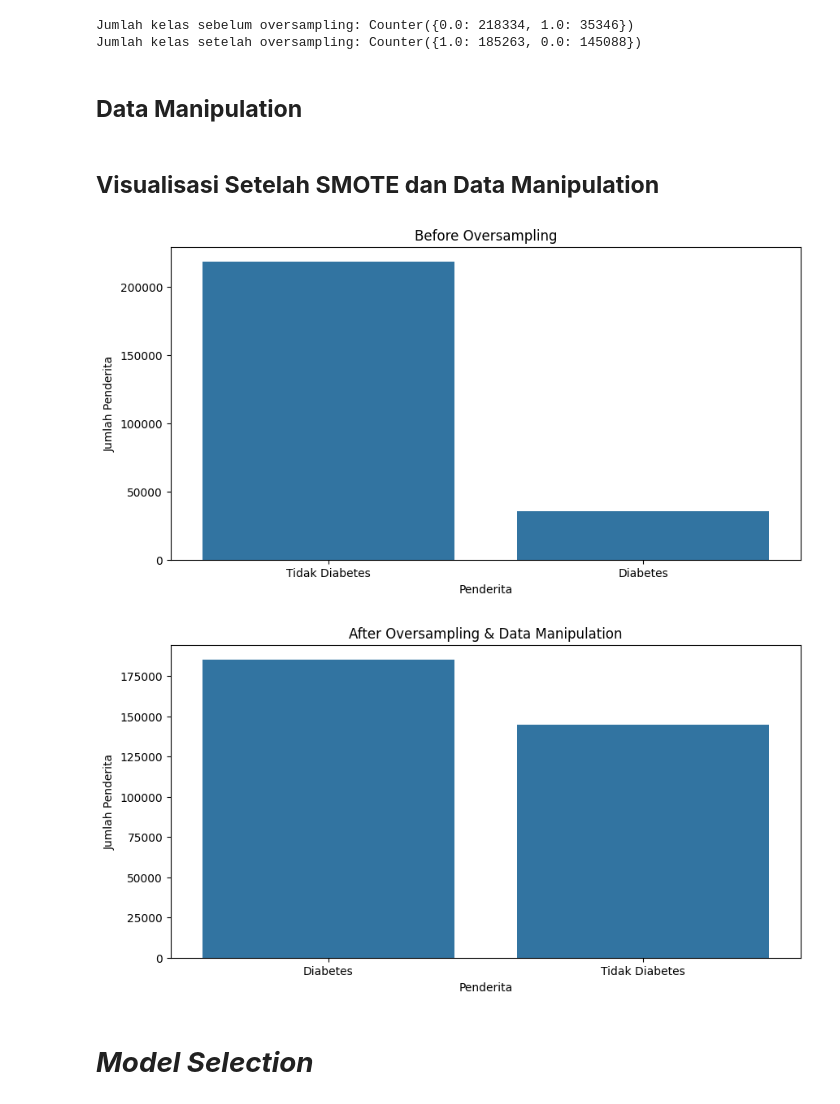
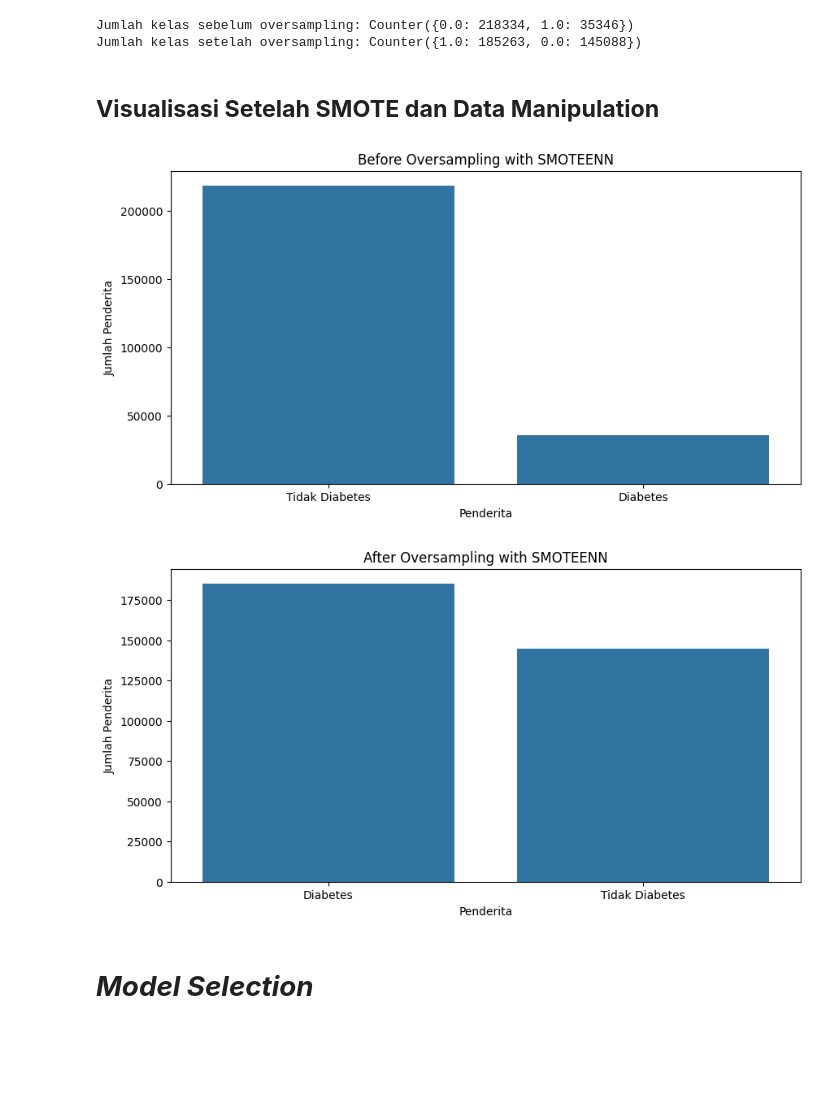
Before and after one commit to Ariqueeezz/MachineLearningProject, a Jupyter notebook: Experiment_DiabetesPrediction.ipynb, the cells around one changed output. Cells and saved outputs as stored; diff of their text form; code cells hidden in the pictures; blank space fills up the shorter version.

```diff
--- a/Experiment_DiabetesPrediction.ipynb
+++ b/Experiment_DiabetesPrediction.ipynb
@@ -183,5 +240,3 @@ print("Jumlah kelas setelah oversampling:", Counter(y_resampled))
 # %% [output]
 Jumlah kelas sebelum oversampling: Counter({0.0: 218334, 1.0: 35346})
 Jumlah kelas setelah oversampling: Counter({1.0: 185263, 0.0: 145088})
-# %% [markdown]
-## **Data Manipulation**
@@ -201,27 +245,27 @@ Jumlah kelas setelah oversampling: Counter({1.0: 185263, 0.0: 145088})
 # %%
 y_vis = y.copy()
 y_vis = y.map(nama_target)
 
 plt.figure(figsize=(10,5))
 sns.barplot(data=y_vis.value_counts())
-plt.title("Before Oversampling")
+plt.title("Before Oversampling with SMOTEENN")
 plt.xlabel("Penderita")
 plt.ylabel("Jumlah Penderita")
 plt.show()
 # %% [output]
-[figure, old version]
+[figure, new version]
 # %%
 y_vis2 = y_resampled.copy()
 y_vis2 = y_resampled.map(nama_target)
 
 plt.figure(figsize=(10,5))
 sns.barplot(data=y_vis2.value_counts())
-plt.title("After Oversampling & Data Manipulation")
+plt.title("After Oversampling with SMOTEENN")
 plt.xlabel("Penderita")
 plt.ylabel("Jumlah Penderita")
 plt.show()
 # %% [output]
-[figure, old version]
+[figure, new version]
 # %% [markdown]
 # ***Model Selection***
 # %%
```
Also changed, not shown: parts of 29 cells of this notebook.
